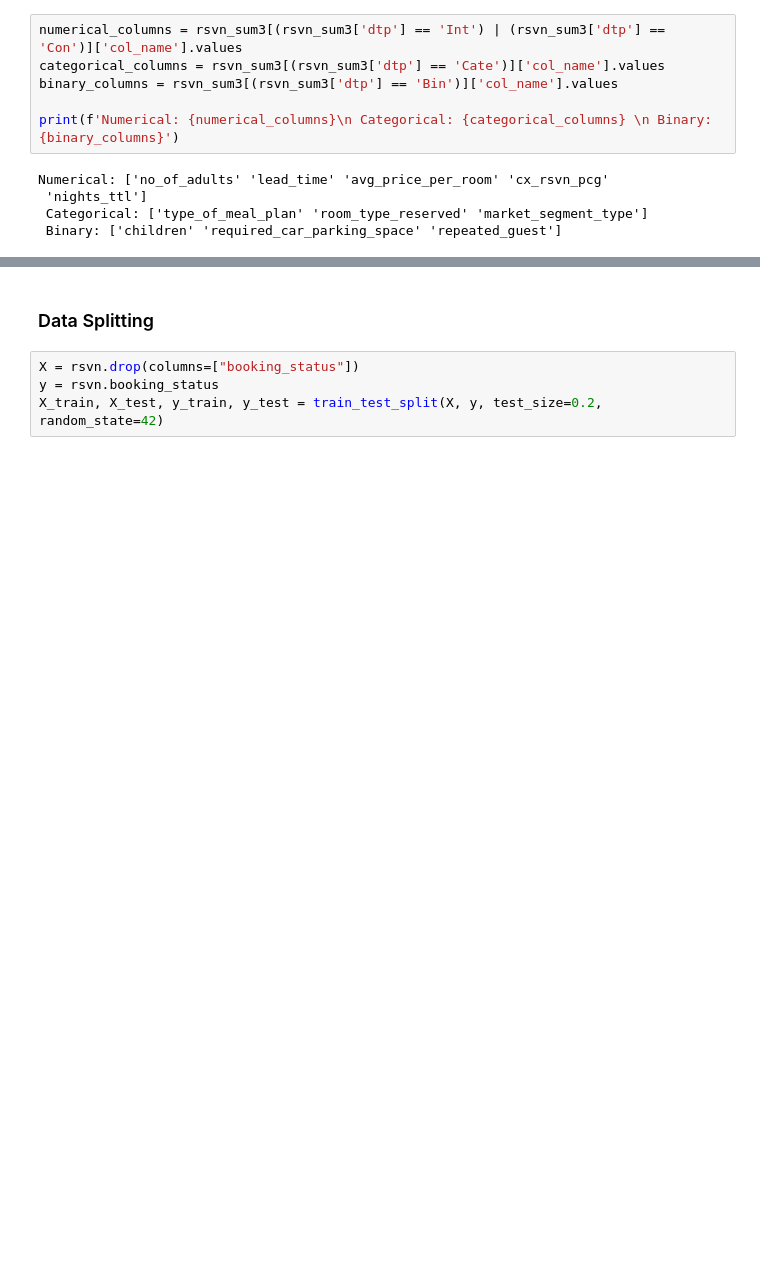
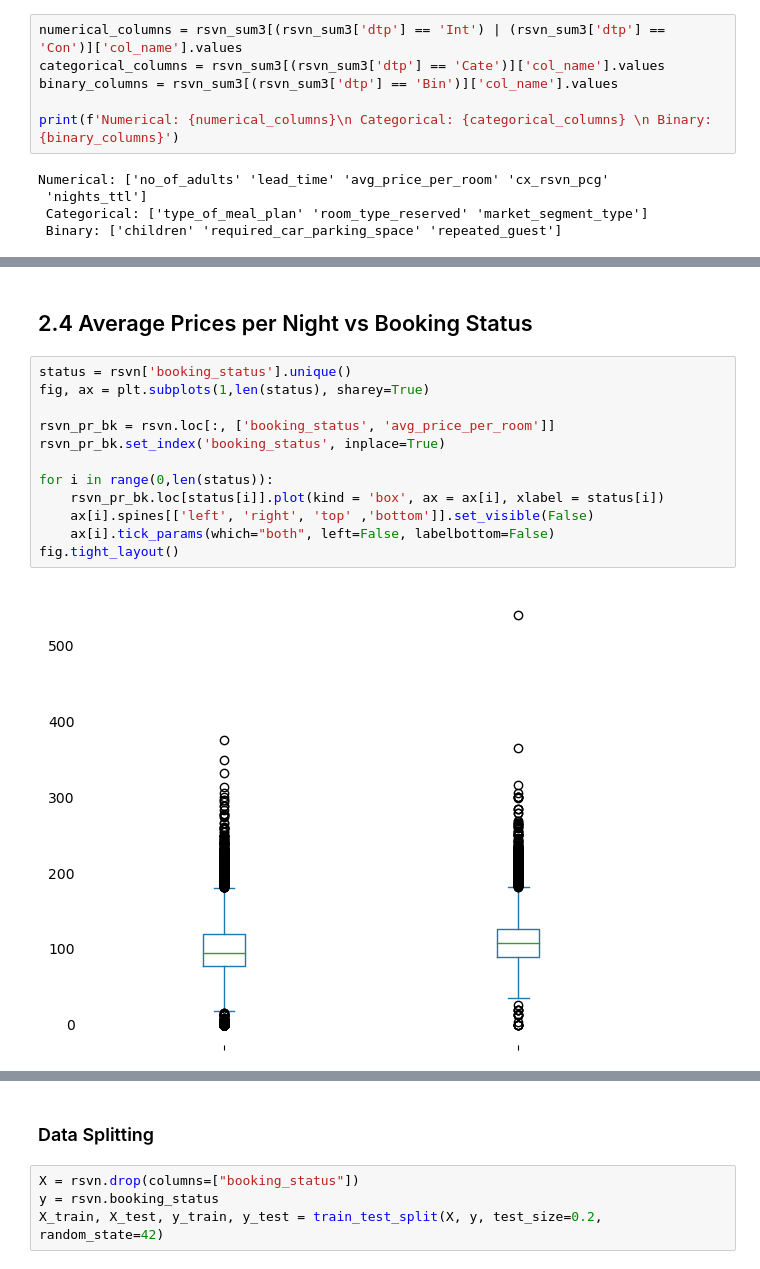
Before and after one commit to jh22d/BookedUp, a Jupyter notebook: Final Project.ipynb, the cells around one changed output, grey strips where cells are left out. Saved outputs shown, nothing was run; the diff lists cells and outputs as text; blank space fills up the shorter version.

```diff
--- a/Final Project.ipynb
+++ b/Final Project.ipynb
@@ -185,0 +270,16 @@ Numerical: ['no_of_adults' 'lead_time' 'avg_price_per_room' 'cx_rsvn_pcg'
+# %% [markdown]
+## 2.4 Average Prices per Night vs Booking Status
+# %%
+status = rsvn['booking_status'].unique()
+fig, ax = plt.subplots(1,len(status), sharey=True)
+
+rsvn_pr_bk = rsvn.loc[:, ['booking_status', 'avg_price_per_room']]
+rsvn_pr_bk.set_index('booking_status', inplace=True)
+
+for i in range(0,len(status)):
+    rsvn_pr_bk.loc[status[i]].plot(kind = 'box', ax = ax[i], xlabel = status[i])
+    ax[i].spines[['left', 'right', 'top' ,'bottom']].set_visible(False)
+    ax[i].tick_params(which="both", left=False, labelbottom=False)
+fig.tight_layout()
+# %% [output]
+[figure, added]
```
Also changed, not shown: parts of 17 cells of this notebook.
